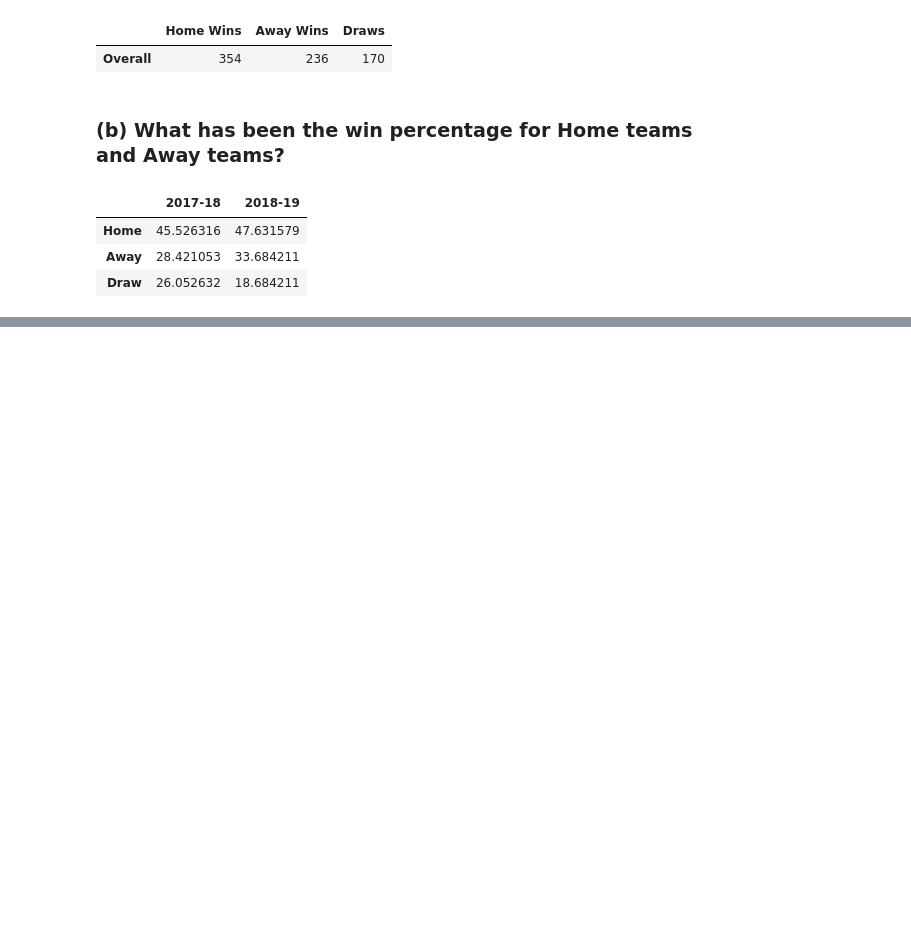
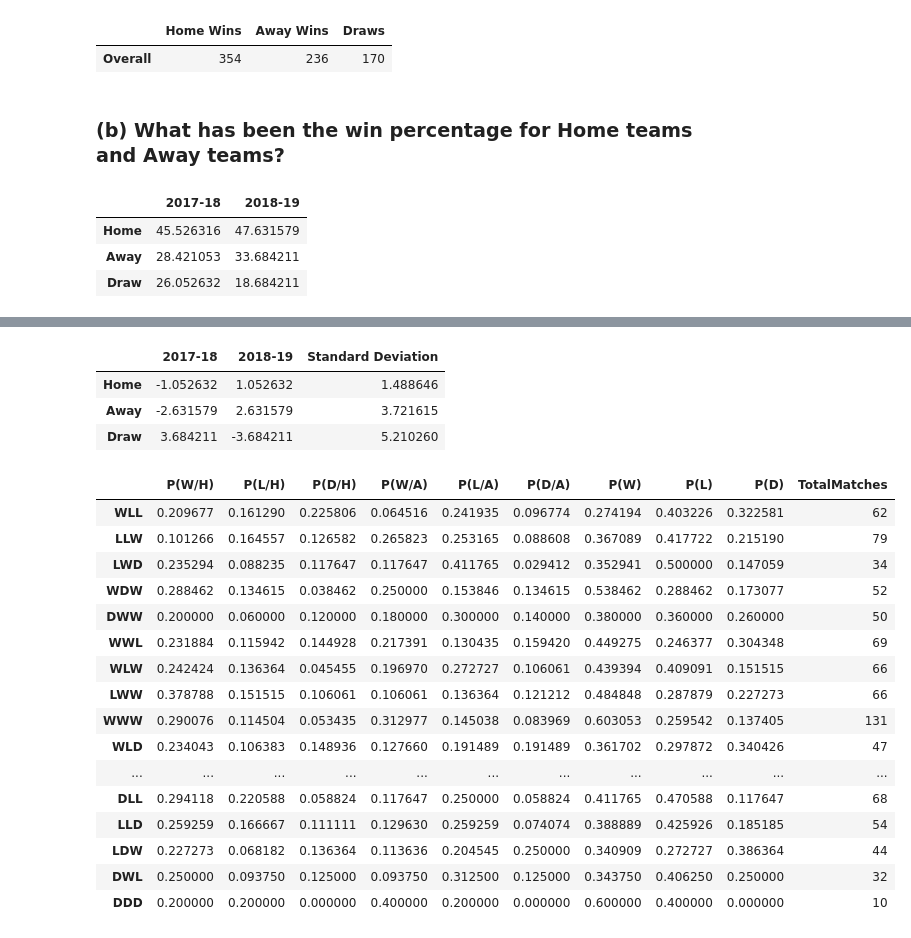
Before and after one commit to itsbhardwaj/Football-Analysis, a Jupyter notebook: MyFootball/Football Analysis.ipynb, the cells around one changed output, grey strips where cells are left out. Cells and saved outputs as stored; diff of their text form; code cells hidden in the pictures; blank space fills up the shorter version.

```diff
--- a/MyFootball/Football Analysis.ipynb
+++ b/MyFootball/Football Analysis.ipynb
@@ -284,0 +313,19 @@ resultProp
+# %%
+# Calculating the deviation for each season
+avg_home = result_avg_prop['Win Percentage'].loc['Home']
+avg_away = result_avg_prop['Win Percentage'].loc['Away']
+avg_draw = result_avg_prop['Win Percentage'].loc['Draw']
+
+result_dev = pd.concat([pd.DataFrame(resultProp.loc['Home'] - avg_home).T,
+                        pd.DataFrame(resultProp.loc['Away'] - avg_away).T,
+                        pd.DataFrame(resultProp.loc['Draw'] - avg_draw).T])
+
+
+# Calculates the standard deviation
+result_dev['Standard Deviation'] = result_dev.std(axis = 1)
+result_dev
+# %% [output]
+|  | 2017-18 | 2018-19 | Standard Deviation |
+| Home | -1.052632 | 1.052632 | 1.488646 |
+| Away | -2.631579 | 2.631579 | 3.721615 |
+| Draw | 3.684211 | -3.684211 | 5.210260 |
@@ -284,0 +382,28 @@ resultProp
+# %%
+def get_past_form(form_list,match_loc_list, size):
+    perm_dict = {}
+    for i in range(len(form_list)):
+        df = form_list[i].T
+        m_df = match_loc_list[i].T
+
+        for team in df.columns:
+            i = 0
+            while i != (38-size):
+                n = 0
+                comb = ''
+                while n < size:
+                    comb = comb + df[team].iloc[i+n]
+                    n+=1
+                result = df[team].iloc[i+size]
+                side = m_df[team].iloc[i+size]
+                if comb in perm_dict:
+                    perm_dict[comb].append([result,side])
+                else:
+                    perm_dict[comb] = []
+                    perm_dict[comb].append([result,side])
+                i = i+1
+
+    return perm_dict
+
+past_form_comb_5 = get_past_form(matchres_list, match_loc_list, 5)
+past_form_comb_3 = get_past_form(matchres_list, match_loc_list, 3)
@@ -284,0 +459,20 @@ resultProp
+# %%
+past_form_prob_3
+# %% [output]
+|  | P(W/H) | P(L/H) | P(D/H) | P(W/A) | P(L/A) | P(D/A) | P(W) | P(L) | P(D) | TotalMatches |
+| WLL | 0.209677 | 0.161290 | 0.225806 | 0.064516 | 0.241935 | 0.096774 | 0.274194 | 0.403226 | 0.322581 | 62 |
+| LLW | 0.101266 | 0.164557 | 0.126582 | 0.265823 | 0.253165 | 0.088608 | 0.367089 | 0.417722 | 0.215190 | 79 |
+| LWD | 0.235294 | 0.088235 | 0.117647 | 0.117647 | 0.411765 | 0.029412 | 0.352941 | 0.500000 | 0.147059 | 34 |
+| WDW | 0.288462 | 0.134615 | 0.038462 | 0.250000 | 0.153846 | 0.134615 | 0.538462 | 0.288462 | 0.173077 | 52 |
+| DWW | 0.200000 | 0.060000 | 0.120000 | 0.180000 | 0.300000 | 0.140000 | 0.380000 | 0.360000 | 0.260000 | 50 |
+| WWL | 0.231884 | 0.115942 | 0.144928 | 0.217391 | 0.130435 | 0.159420 | 0.449275 | 0.246377 | 0.304348 | 69 |
+| WLW | 0.242424 | 0.136364 | 0.045455 | 0.196970 | 0.272727 | 0.106061 | 0.439394 | 0.409091 | 0.151515 | 66 |
+| LWW | 0.378788 | 0.151515 | 0.106061 | 0.106061 | 0.136364 | 0.121212 | 0.484848 | 0.287879 | 0.227273 | 66 |
+| WWW | 0.290076 | 0.114504 | 0.053435 | 0.312977 | 0.145038 | 0.083969 | 0.603053 | 0.259542 | 0.137405 | 131 |
+| WLD | 0.234043 | 0.106383 | 0.148936 | 0.127660 | 0.191489 | 0.191489 | 0.361702 | 0.297872 | 0.340426 | 47 |
+| ... | ... | ... | ... | ... | ... | ... | ... | ... | ... | ... |
+| DLL | 0.294118 | 0.220588 | 0.058824 | 0.117647 | 0.250000 | 0.058824 | 0.411765 | 0.470588 | 0.117647 | 68 |
+| LLD | 0.259259 | 0.166667 | 0.111111 | 0.129630 | 0.259259 | 0.074074 | 0.388889 | 0.425926 | 0.185185 | 54 |
+| LDW | 0.227273 | 0.068182 | 0.136364 | 0.113636 | 0.204545 | 0.250000 | 0.340909 | 0.272727 | 0.386364 | 44 |
+| DWL | 0.250000 | 0.093750 | 0.125000 | 0.093750 | 0.312500 | 0.125000 | 0.343750 | 0.406250 | 0.250000 | 32 |
+| DDD | 0.200000 | 0.200000 | 0.000000 | 0.400000 | 0.200000 | 0.000000 | 0.600000 | 0.400000 | 0.000000 | 10 |
```
Also changed, not shown: parts of 18 cells of this notebook, 3 other files.
